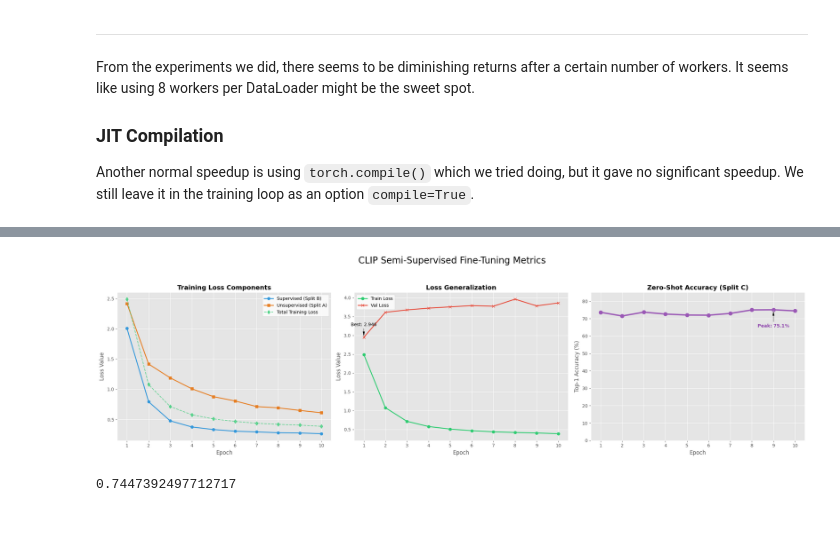
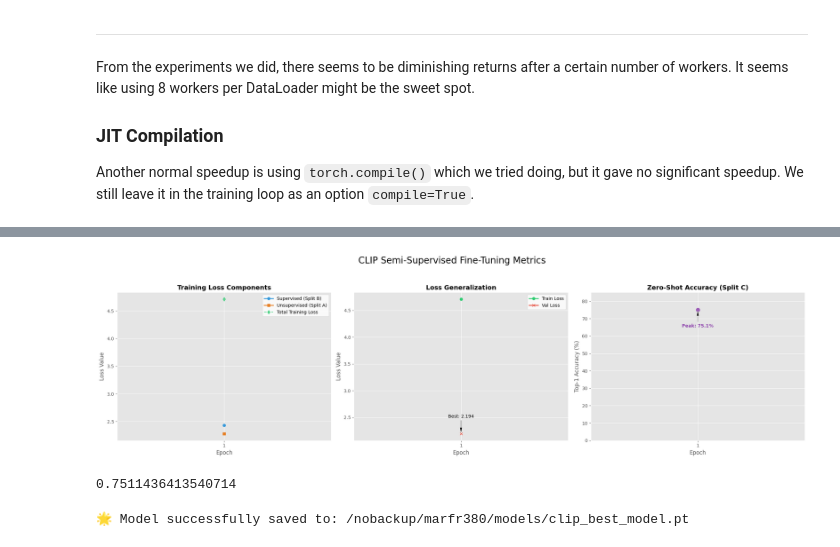
Before and after one commit to hellstrom01/fine-tuning-clip-model, a Jupyter notebook: semi-supervised.ipynb, the cells around one changed output, grey strips where cells are left out. Saved outputs shown, nothing was run; the diff lists cells and outputs as text; code cells hidden in the pictures.

Commit message:
mixed training

```diff
--- a/semi-supervised.ipynb
+++ b/semi-supervised.ipynb
@@ -162,24 +162,27 @@ We can showcase what this will look like with an example:
 # %%
 # 1. Define the SimCLR transform WITHOUT normalization
 simclr_transform = T.Compose([
-    # Spatial: Aggressive Crop and Resize
-    T.RandomResizedCrop(224, scale=(0.2, 1.0)),
+    # 1. Less aggressive crop. Ensure at least 40% of the image remains
+    # so the overall "scene" context (like 'airport' or 'stadium') is preserved.
+    T.RandomResizedCrop(224, scale=(0.4, 0.8)),
 
-    # Spatial: Flips & Rotations
+    # 2. Geometric transformations are practically infinite free data
     T.RandomHorizontalFlip(p=0.5),
     T.RandomVerticalFlip(p=0.5),
+    # Using reflect padding avoids black borders when rotating!
+    T.RandomRotation(degrees=180, interpolation=T.InterpolationMode.BILINEAR, expand=False),
 
-    # Visual: Color Distortion
-    T.RandomApply([T.ColorJitter(0.8, 0.8, 0.8, 0.2)], p=0.8),
-    T.RandomGrayscale(p=0.2),
+    # 3. Color: Alter Brightness/Contrast (simulates clouds/haze/sun angle)
+    # BUT keep Saturation/Hue changes very low.
+    T.RandomApply([T.ColorJitter(brightness=0.4, contrast=0.4, saturation=0.1, hue=0.05)], p=0.8),
 
-    # Visual: Gaussian Blur (Helps prevent the model from memorizing sharp high-frequency noise)
-    T.RandomApply([T.GaussianBlur(kernel_size=23, sigma=(0.1, 2.0))], p=0.5),
+    T.RandomApply([T.GaussianBlur(kernel_size=3, sigma=(0.1, 2.0))], p=0.5),
 
-    # Convert to Tensor
     T.ToTensor(),
+
+    # 5. Random Erasing helps prevent the model from memorizing single pixels
+    T.RandomErasing(p=0.2, scale=(0.02, 0.1)),
 ])
-
 # Select 5 random images from Split A (the unlabeled data)
 random_samples = random.sample(splitA, 5)
 
@@ -217,7 +220,7 @@ Since we are not allowed to do any testing or hyperparameter tuning on Split C,
 We can do this by shuffling our data and then splitting it up into two parts of a desired percentage.
 # %%
 # Define split sizes
-training_size = 0.9
+training_size = 0.99
 
 # Reproducibility
 random.seed(42)
@@ -610,13 +613,12 @@ lr = 1e-5
 optim = torch.optim.AdamW(model.parameters(), lr=lr)
 
 loader_args = {
-    "batch_size": 192,
+    "batch_size": 224,
     "num_workers": 8,
     "pin_memory": True,
     "drop_last": True
 }
 
-# B2B SAS någon?
 
 loader_A = DataLoader(training_a, shuffle=True, **loader_args)
 loader_B = DataLoader(training_b, shuffle=True, **loader_args)
@@ -631,8 +633,8 @@ metrics = train_clip(model=model,
            zs_loader=zs_loader,
            num_classes=unique_classes,
            optimizer=optim,
-           epochs=10,
-           lambda_unsup=0.2,
+           epochs=1,
+           lambda_unsup=1.0,
            debug=False,
            )
 
@@ -652,4 +645,4 @@ Epoch 010 Complete | Avg Val Loss: 3.8611 | Zero-Shot Accuracy: 74.5%
-[figure, old version]
+[figure, new version]
 # %%
 from rsiddataset import RSICDClassificationDataset
 
@@ -666,8 +659,11 @@ zs_loader = DataLoader(zs_dataset, batch_size=64, shuffle=False, num_workers=4)
 accuracy = evaluate_zero_shot(model, zs_loader, unique_classes, tokenizer)
 print(accuracy)
 # %% [output]
-0.7447392497712717
+0.7511436413540714
 # %%
 model_save_dir = "/nobackup/marfr380/models"
 save_path = os.path.join(model_save_dir, "clip_best_model.pt")
 torch.save(model.state_dict(), save_path)
+print(f"🌟 Model successfully saved to: {save_path}")
+# %% [output]
+🌟 Model successfully saved to: /nobackup/marfr380/models/clip_best_model.pt
```
Also changed, not shown: parts of 7 cells of this notebook.
